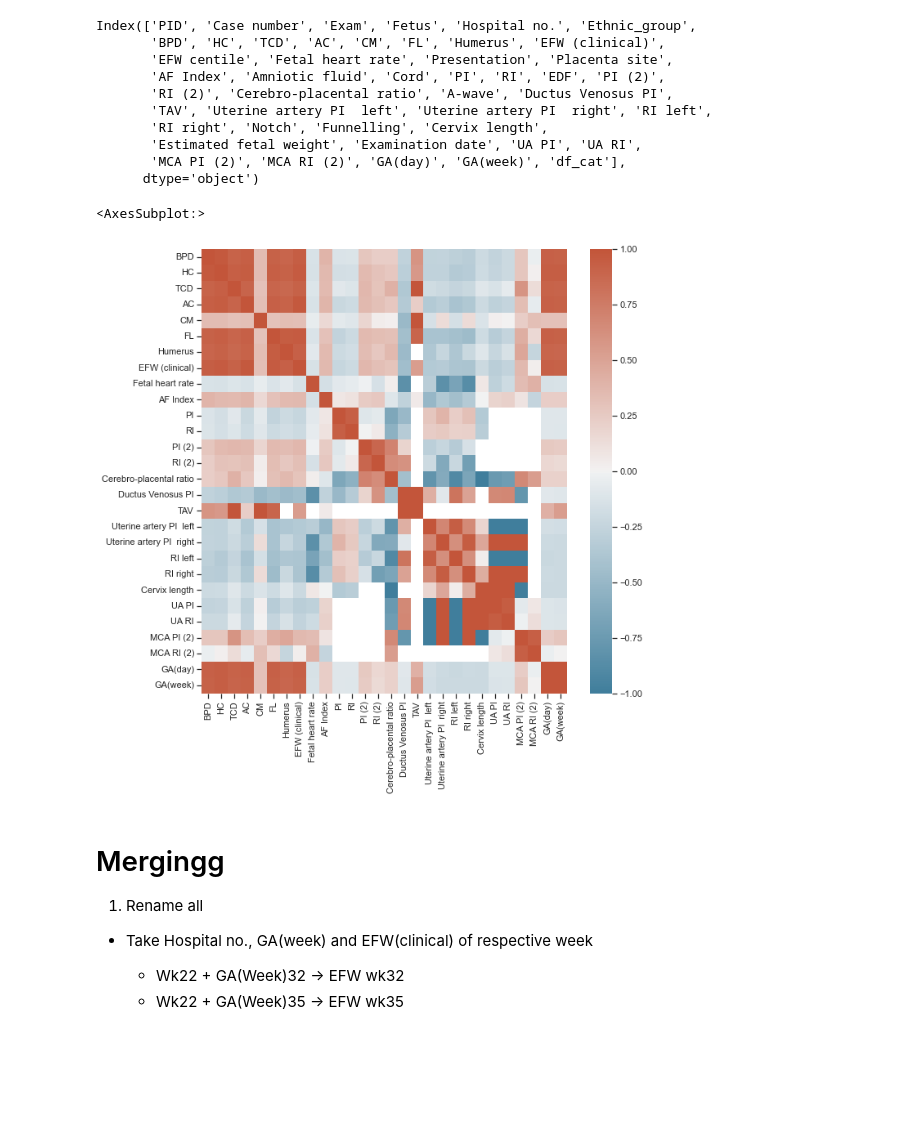
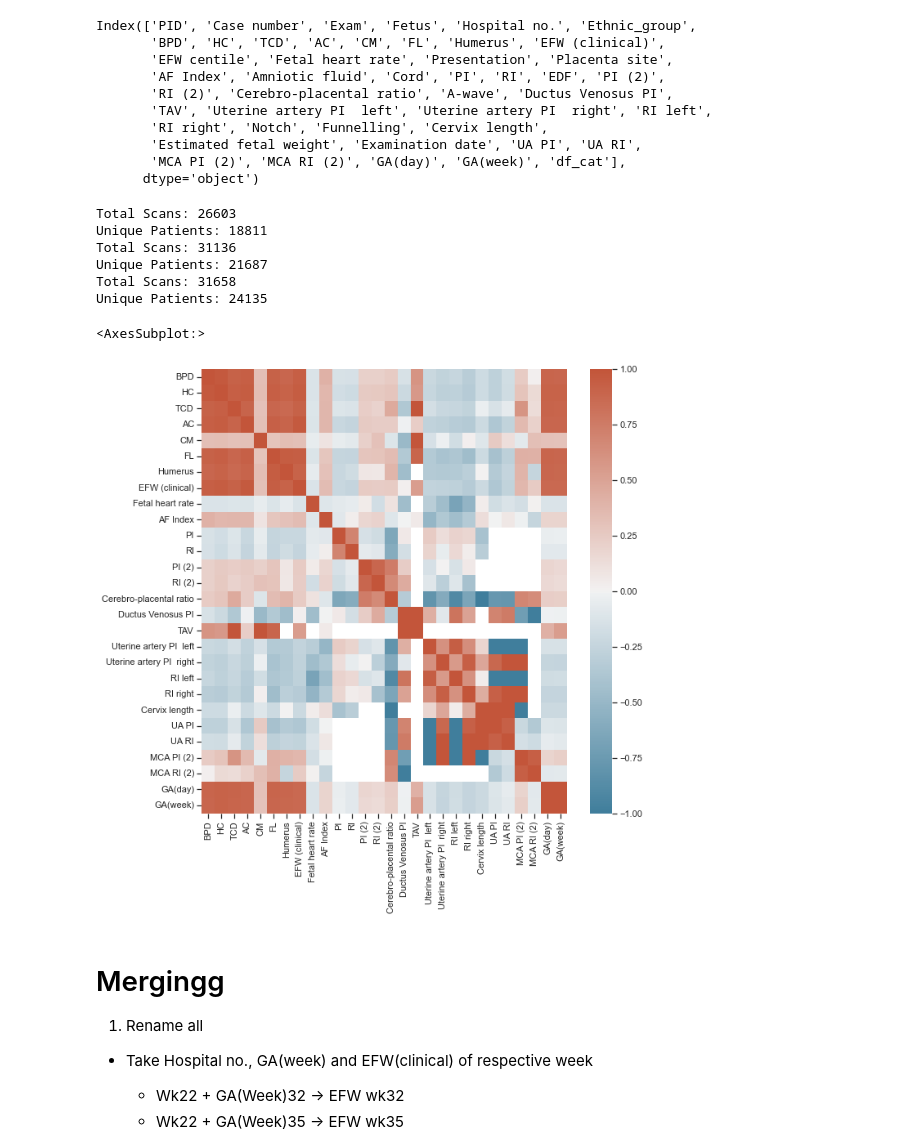
Before and after one commit to Dragooz/Forecasting-Fetal-Growth-with-Antenatal-Information, a Jupyter notebook: FGR Study.ipynb, the cells around one changed output. Cells and saved outputs as stored; diff of their text form; code cells hidden in the pictures; blank space fills up the shorter version.

```diff
--- a/FGR Study.ipynb
+++ b/FGR Study.ipynb
@@ -716,20 +554,33 @@ columns_to_drop = ['PID', 'Case number', 'Exam', 'Fetus','Hospital no.', 'EFW ce
+# %%
+# df_22 = df_22_cleaned
+# df_32 = df_32_cleaned
+# df_35 = df_35_cleaned
+
+get_df_details(df_22)
+get_df_details(df_32)
+get_df_details(df_35)
+# %% [output]
+Total Scans: 26603
+Unique Patients: 18811
+Total Scans: 31136
+Unique Patients: 21687
+Total Scans: 31658
+Unique Patients: 24135
 # %%
-df_22 = df_22_cleaned
-df_32 = df_32_cleaned
-df_35 = df_35_cleaned
+columns_to_drop = ['PID', 'Case number', 'Exam', 'Fetus','Hospital no.', 'EFW centile', ]
 
 # correlation graph
 f, ax = plt.subplots(figsize=(10,10))
 corr = df_22.drop(columns_to_drop, axis=1).corr()
 cmap = sns.diverging_palette(230, 20, as_cmap=True)
 sns.heatmap(corr, cmap=cmap)
 
 #From the correlation graph:
 #1. Removed Highly Correlated features with non-target
 #2. Understand that none of the features has high correlation with target.
 # %% [output]
 <AxesSubplot:>
-[figure, old version]
+[figure, new version]
 # %% [markdown]
 # Mergingg
 1. Rename all
```
Also changed, not shown: parts of 128 cells of this notebook, 8 other files.
